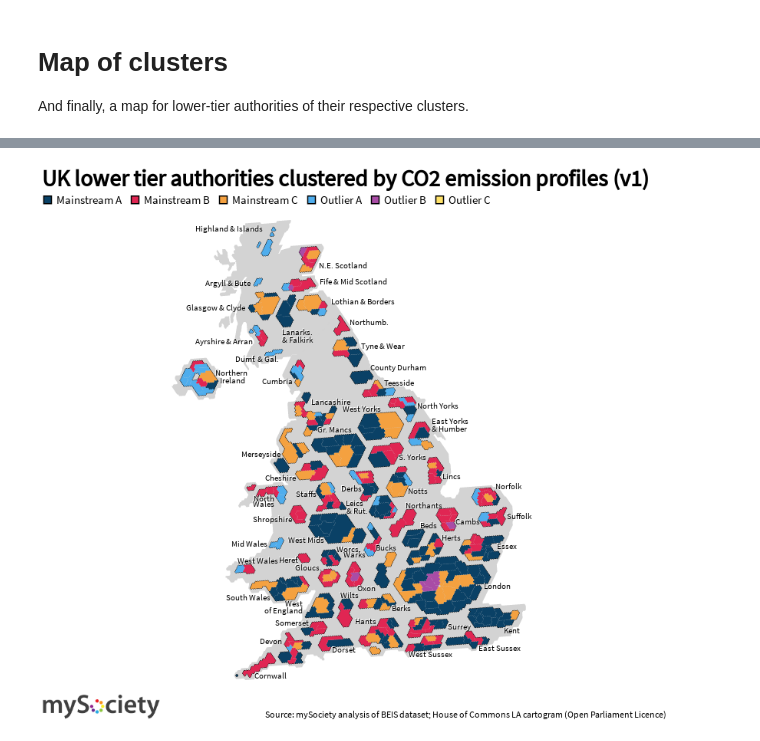
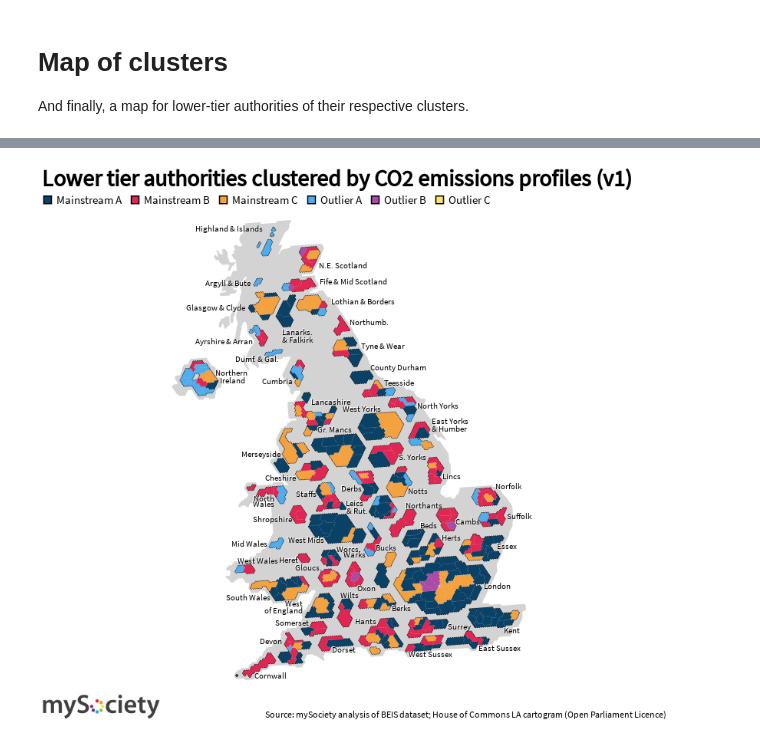
Before and after one commit to mysociety/la_distance, a Jupyter notebook: emissions.v1.ipynb, the cells around one changed output, grey strips where cells are left out. Saved outputs shown, nothing was run; the diff lists cells and outputs as text; code cells hidden in the pictures.

```diff
--- a/emissions.v1.ipynb
+++ b/emissions.v1.ipynb
@@ -296,33 +299,32 @@ dtype: object
 df = ndf[["local-authority-code", "label"]]
 # remove london
 df = df.loc[df["local-authority-code"] != "LND"]
 df["label"] = df["label"].fillna("Other")
-df
 subtitle=""
 la_layer = lower_tier_layer().merge(df, how="left")
 
 labels = list(df["label"].unique())
 labels.sort(key=lambda x: x if x != "Other" else "Z")
 color_scale = altair_theme.color_scale(domain=labels)
 
 #create chart layer
 chart = gdf_chart(la_layer).mark_geoshape(
     stroke='black',
     strokeWidth=0
 ).encode(color=alt.Color("properties.label:O",
                          scale=color_scale,
                          legend=alt.Legend(title=subtitle, orient="top",titleFontSize=18, labelFontSize=15, titleLimit= 400))
 ).properties(
-    title= "Lower tier authorities clustered by CO2 emission profiles (v1)"
+    title= "Lower tier authorities clustered by CO2 emissions profiles (v1)"
 )
 
 # put between layers
 chart = lower_tier_sandwich(chart)
 
 #final properties
 chart = chart.properties(width=800,height=600)
 caption = "Source: mySociety analysis of BEIS dataset; House of Commons LA cartogram (Open Parliament Licence)"
 chart.display(logo=True, scale_factor=1, caption=caption)
 save_chart(chart, Path("data", "outputs", "cluster_map.png"), scale_factor=3, logo=True, caption=caption )
 # %% [output]
-[figure, old version]
+[figure, new version]
```
Also changed, not shown: parts of 8 cells of this notebook, 1 other file.
